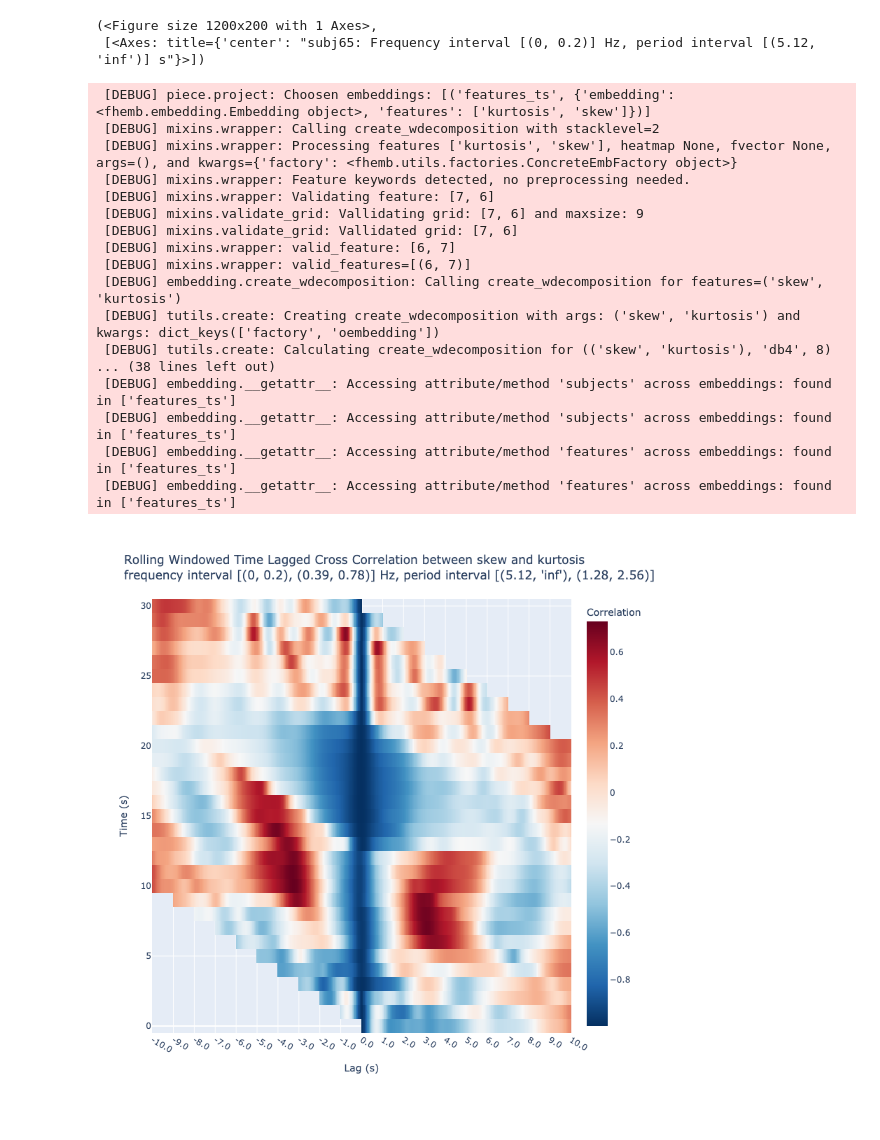
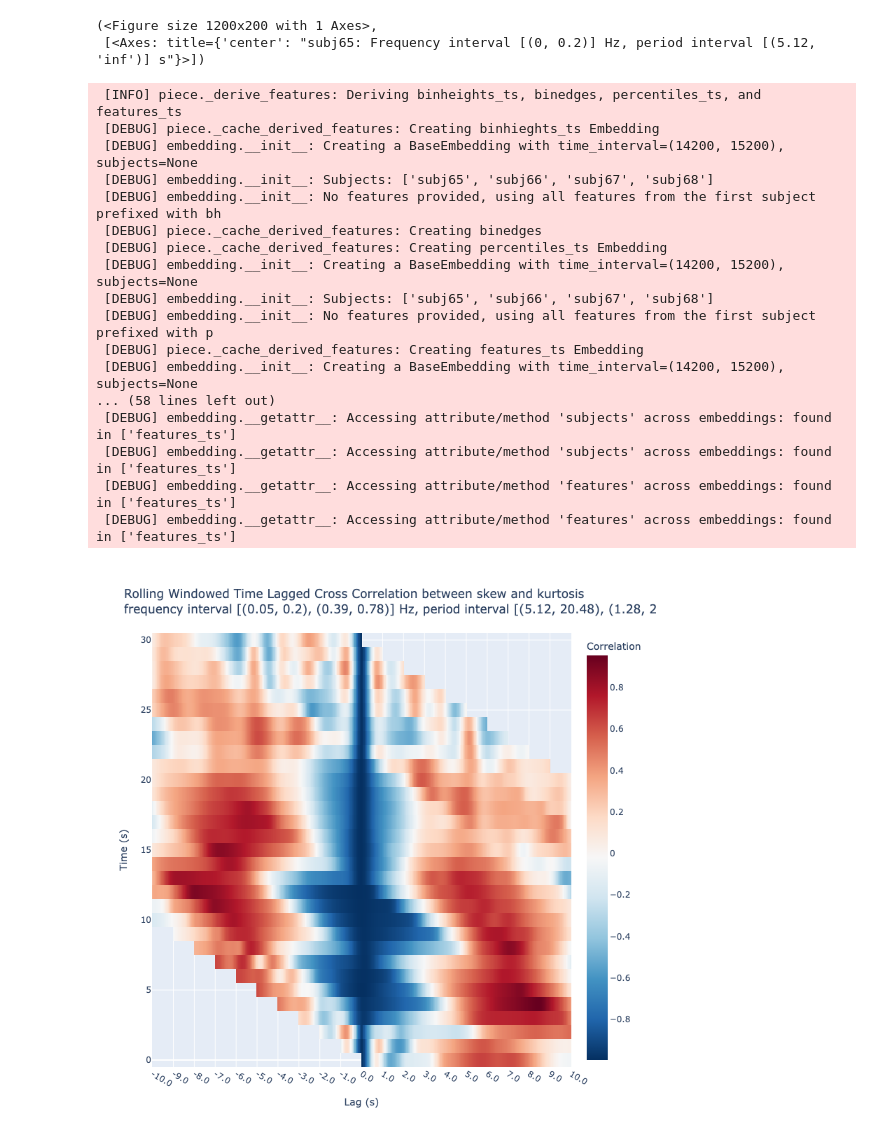
Before and after one commit to rdned/nbdev_fhemb, a Jupyter notebook: nbs/tfreq.ipynb, the cells around one changed output. Saved outputs shown, nothing was run; the diff lists cells and outputs as text; code cells hidden in the pictures.

```diff
--- a/nbs/tfreq.ipynb
+++ b/nbs/tfreq.ipynb
@@ -241,37 +241,37 @@ No artists with labels found to put in legend.  Note that artists whose label st
 # %%
 #| eval: false
 
 dg0.face_t.project(
     subjs=[65],
     features=['kurtosis', 'skew'],
-    fbands=[0,1,2,4],
+    fbands=[1,2,4],
     wdfactory=wfactory('db4',8),
     pcfactory=pca2,
 ).plot_lagged_correlations(
     twin=250,
     step=25,
     max_lag=250,
     n_jobs=8
 )
 # %% [output]
- [DEBUG] piece.project: Choosen embeddings: [('features_ts', {'embedding': <fhemb.embedding.Embedding object>, 'features': ['kurtosis', 'skew']})]
- [DEBUG] mixins.wrapper: Calling create_wdecomposition with stacklevel=2
- [DEBUG] mixins.wrapper: Processing features ['kurtosis', 'skew'], heatmap None, fvector None, args=(), and kwargs={'factory': <fhemb.utils.factories.ConcreteEmbFactory object>}
- [DEBUG] mixins.wrapper: Feature keywords detected, no preprocessing needed.
- [DEBUG] mixins.wrapper: Validating feature: [7, 6]
- [DEBUG] mixins.validate_grid: Vallidating grid: [7, 6] and maxsize: 9
- [DEBUG] mixins.validate_grid: Vallidated grid: [7, 6]
- [DEBUG] mixins.wrapper: valid_feature: [6, 7]
- [DEBUG] mixins.wrapper: valid_features=[(6, 7)]
- [DEBUG] embedding.create_wdecomposition: Calling create_wdecomposition for features=('skew', 'kurtosis')
- [DEBUG] tutils.create: Creating create_wdecomposition with args: ('skew', 'kurtosis') and kwargs: dict_keys(['factory', 'oembedding'])
- [DEBUG] tutils.create: Calculating create_wdecomposition for (('skew', 'kurtosis'), 'db4', 8)
-... (38 lines left out)
+ [INFO] piece._derive_features: Deriving binheights_ts, binedges, percentiles_ts, and features_ts
+ [DEBUG] piece._cache_derived_features: Creating binhieghts_ts Embedding
+ [DEBUG] embedding.__init__: Creating a BaseEmbedding with time_interval=(14200, 15200), subjects=None
+ [DEBUG] embedding.__init__: Subjects: ['subj65', 'subj66', 'subj67', 'subj68']
+ [DEBUG] embedding.__init__: No features provided, using all features from the first subject prefixed with bh
+ [DEBUG] piece._cache_derived_features: Creating binedges
+ [DEBUG] piece._cache_derived_features: Creating percentiles_ts Embedding
+ [DEBUG] embedding.__init__: Creating a BaseEmbedding with time_interval=(14200, 15200), subjects=None
+ [DEBUG] embedding.__init__: Subjects: ['subj65', 'subj66', 'subj67', 'subj68']
+ [DEBUG] embedding.__init__: No features provided, using all features from the first subject prefixed with p
+ [DEBUG] piece._cache_derived_features: Creating features_ts Embedding
+ [DEBUG] embedding.__init__: Creating a BaseEmbedding with time_interval=(14200, 15200), subjects=None
+... (58 lines left out)
  [DEBUG] embedding.__getattr__: Accessing attribute/method 'subjects' across embeddings: found in ['features_ts']
  [DEBUG] embedding.__getattr__: Accessing attribute/method 'subjects' across embeddings: found in ['features_ts']
  [DEBUG] embedding.__getattr__: Accessing attribute/method 'features' across embeddings: found in ['features_ts']
  [DEBUG] embedding.__getattr__: Accessing attribute/method 'features' across embeddings: found in ['features_ts']
-[figure, old version]
+[figure, new version]
 # %%
 #| hide
 import nbdev; nbdev.nbdev_export()
```
